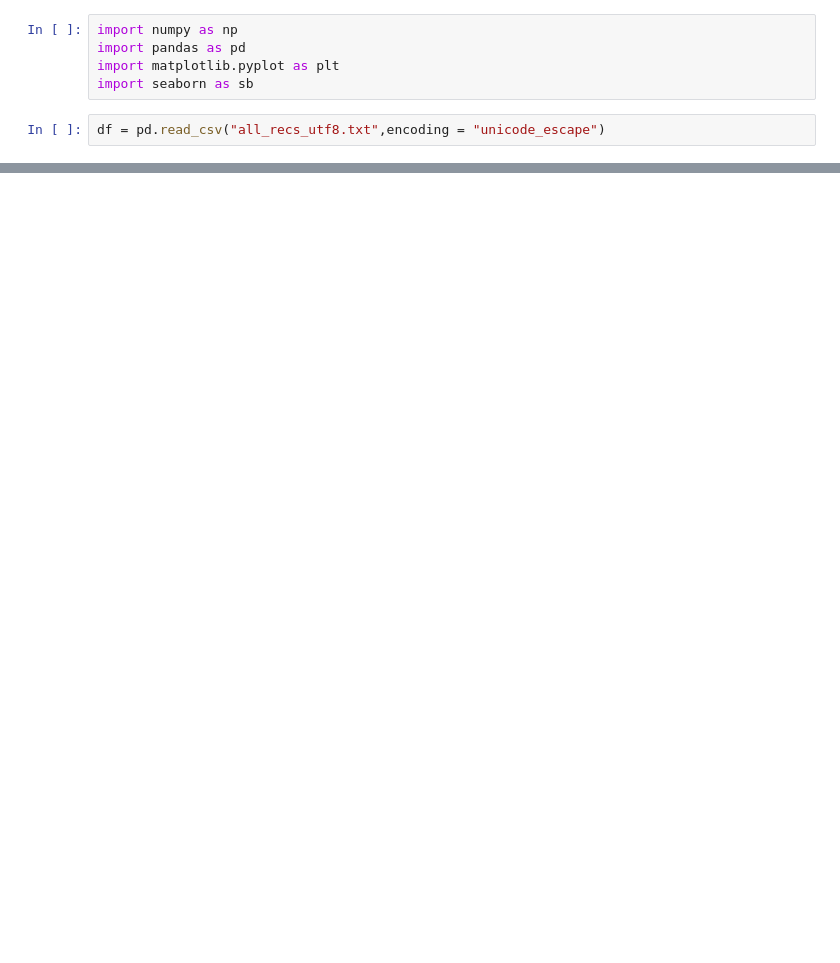
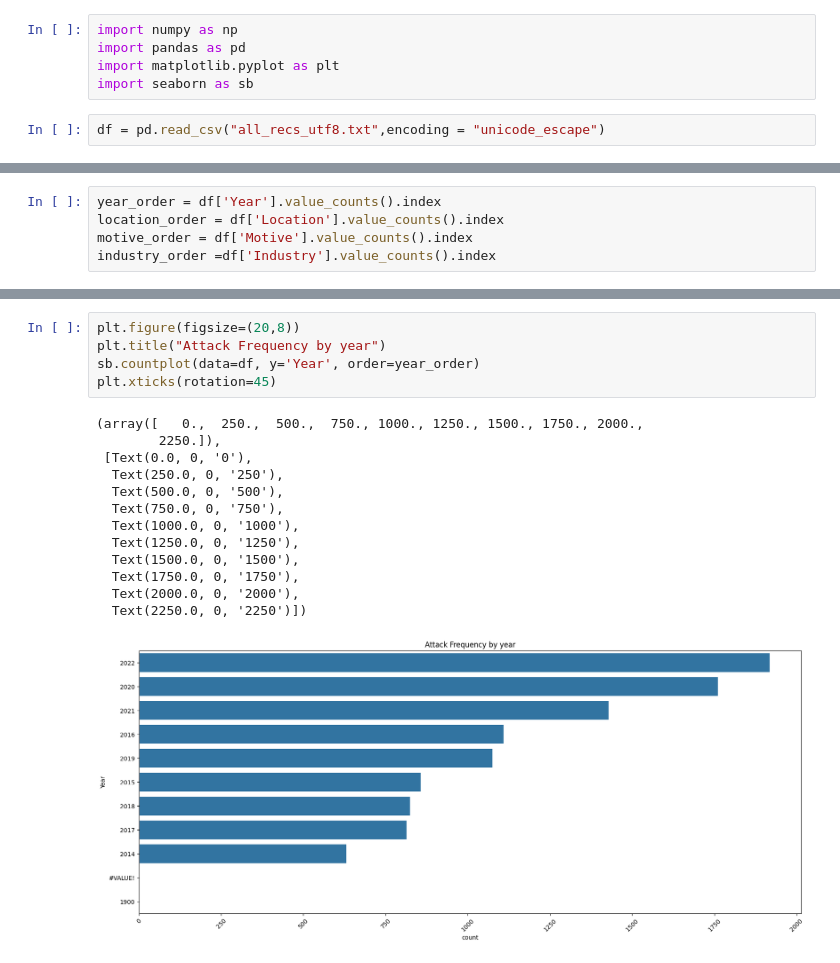
Before and after one commit to lay2lo/jupyter-project, a Jupyter notebook: Untitled.ipynb, the cells around one changed output, grey strips where cells are left out. Drawn from its saved outputs; the diff is of its cells as text; blank space fills up the shorter version.

```diff
--- a/Untitled.ipynb
+++ b/Untitled.ipynb
@@ -14,3 +14,8 @@ df.head()
 | 2 | 30/12/2022 | Poland | Polish Parliament | Public Administration | Russian Federation | NoName057(16) | Protest | Disruptive | External Denial of Services | 2022 |
 | 3 | 30/12/2022 | United States of America | CentraState Healthcare System | Health Care and Social Assistance | Undetermined | Undetermined | Undetermined | Disruptive | Undetermined | 2022 |
 | 4 | 30/12/2022 | Iran (Islamic Republic of) | Iran Airlines | Transportation and Warehousing | Ukraine | rootkitsecurity | Protest | Disruptive | External Denial of Services | 2022 |
+# %%
+year_order = df['Year'].value_counts().index
+location_order = df['Location'].value_counts().index
+motive_order = df['Motive'].value_counts().index
+industry_order =df['Industry'].value_counts().index
@@ -16,0 +50,19 @@ df.head()
+# %%
+plt.figure(figsize=(20,8))
+plt.title("Attack Frequency by year")
+sb.countplot(data=df, y='Year', order=year_order)
+plt.xticks(rotation=45)
+# %% [output]
+(array([   0.,  250.,  500.,  750., 1000., 1250., 1500., 1750., 2000.,
+        2250.]),
+ [Text(0.0, 0, '0'),
+  Text(250.0, 0, '250'),
+  Text(500.0, 0, '500'),
+  Text(750.0, 0, '750'),
+  Text(1000.0, 0, '1000'),
+  Text(1250.0, 0, '1250'),
+  Text(1500.0, 0, '1500'),
+  Text(1750.0, 0, '1750'),
+  Text(2000.0, 0, '2000'),
+  Text(2250.0, 0, '2250')])
+[figure, added]
```
Also changed, not shown: parts of 3 cells of this notebook.
